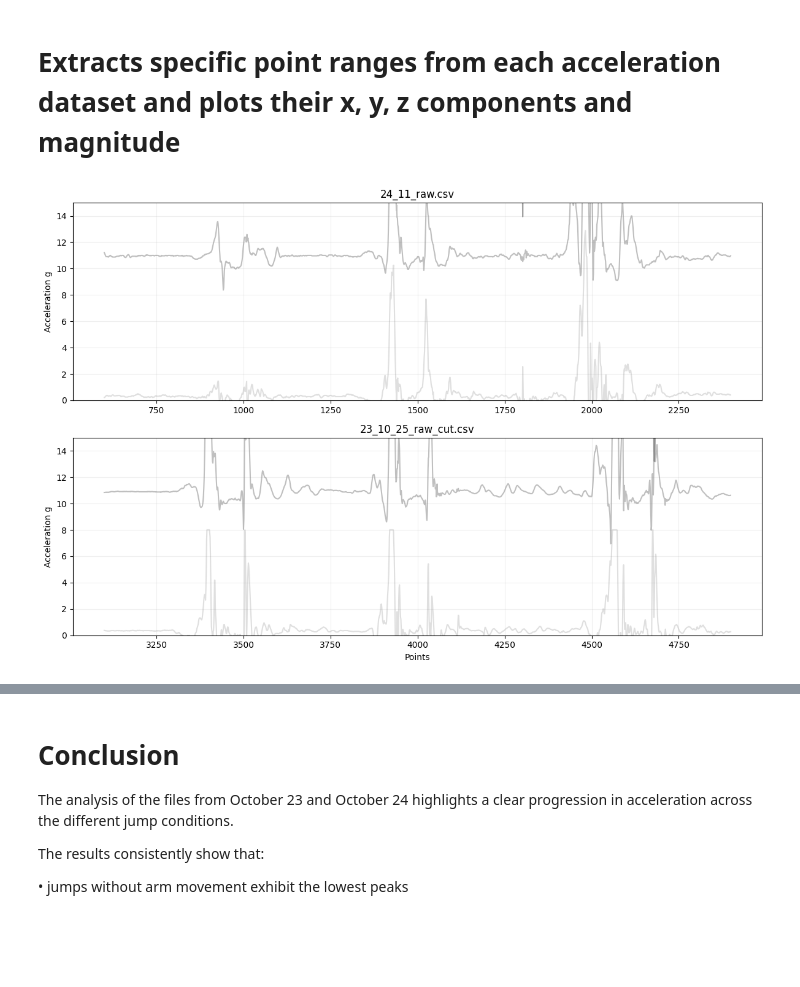
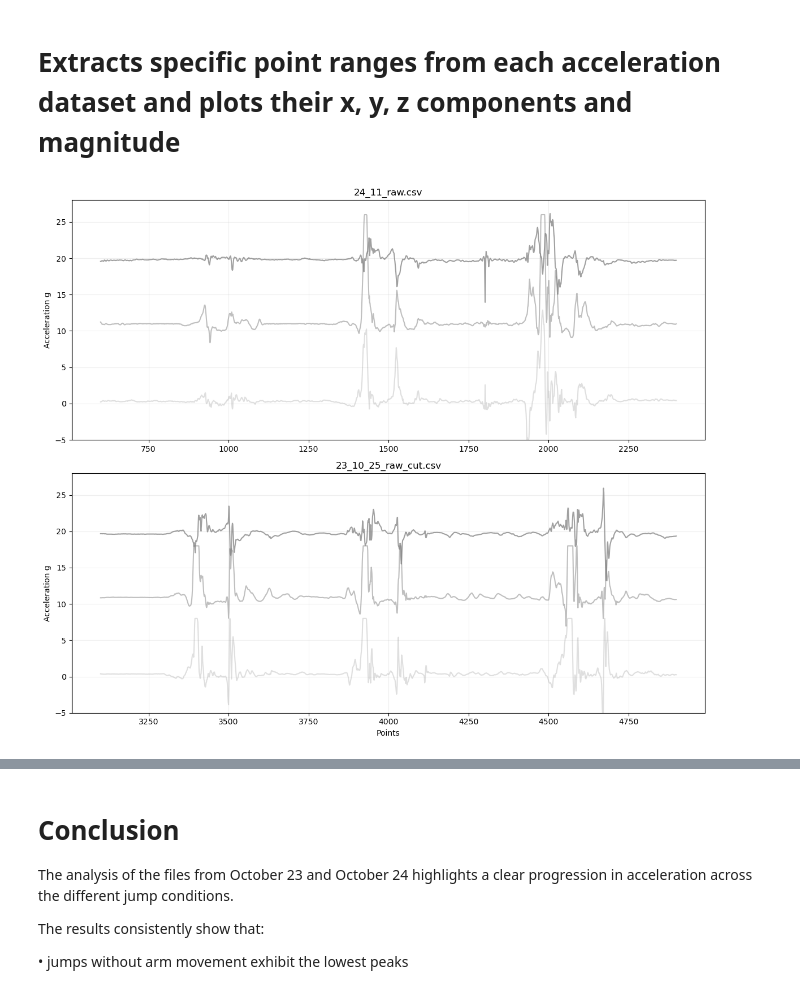
Before and after one commit to TevaSemStudent/HAH913E_Physical_Activity_Accelerometry_Project, a Jupyter notebook: Python_acc/Code_2.ipynb, the cells around one changed output, grey strips where cells are left out. Saved outputs shown, nothing was run; the diff lists cells and outputs as text; code cells hidden in the pictures; blank space fills up the shorter version.

```diff
--- a/Python_acc/Code_2.ipynb
+++ b/Python_acc/Code_2.ipynb
@@ -92,6 +92,7 @@ def get_blue_colors():
     blue3 = cmap(0.85)   # Dark shade of blue
     return blue1, blue2, blue3
 
+blue1, blue2, blue3 = get_blue_colors()
 
 # Iterates through every subplot, DataFrame, and file name at the same time
 for ax, df, f in zip(axes, data_list, files):
@@ -235,7 +236,7 @@ ranges = [
 ]
 
 # Creates one subplot for each DataFrame
-fig, axes = plt.subplots(len(data_list), 1, figsize=(12, 8))
+fig, axes = plt.subplots(len(data_list), 1, figsize=(12, 10))
 
 # Iterates through each subplot, DataFrame, filename, and point range
 for ax, df, f, (start, end) in zip(axes, data_list, files, ranges):
@@ -253,32 +254,32 @@ for ax, df, f, (start, end) in zip(axes, data_list, files, ranges):
 
     # Plots the y component shifted upward to improve readability
     ax.plot(-sub["y"] + 10, color="gray", alpha=0.5, label="y component")
 
     # Plots the z component shifted even higher
     ax.plot(-sub["z"] + 20, color="gray", alpha=0.75, label="z component")
 
     # Plots the acceleration magnitude shifted upward again
     ax.plot(acceleration + 30, color="k", label="acceleration magnitude")
 
     # Sets the title to the current file name
     ax.set_title(os.path.basename(f))
 
     # Label for the vertical axis
     ax.set_ylabel("Acceleration g")
 
     # Y axis limits for consistent visual scale
-    ax.set_ylim([0, 15])
+    ax.set_ylim([-5, 28])
 
     # Adds a light grid for readability
     ax.grid(True, alpha=0.2)
 
 # Adds the horizontal axis label to the last subplot only
 axes[-1].set_xlabel("Points")
 
 # Adjusts spacing between plots for clean display
 plt.tight_layout()
 
 # Displays the final figure
 plt.show()
 # %% [output]
-[figure, old version]
+[figure, new version]
```
Also changed, not shown: parts of 2 cells of this notebook.
